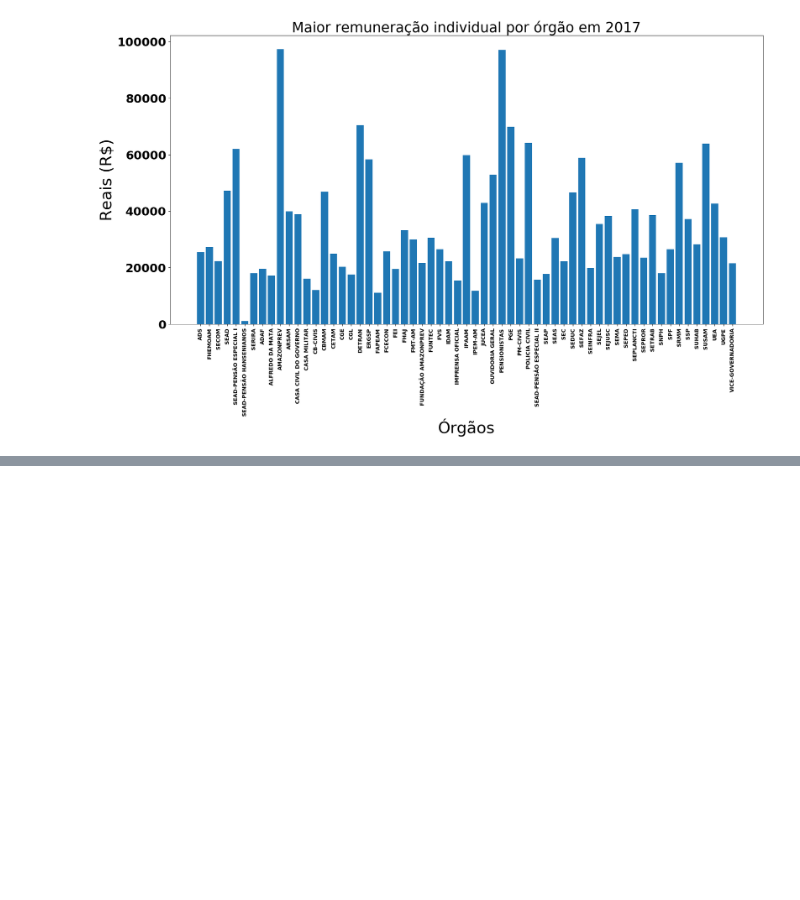
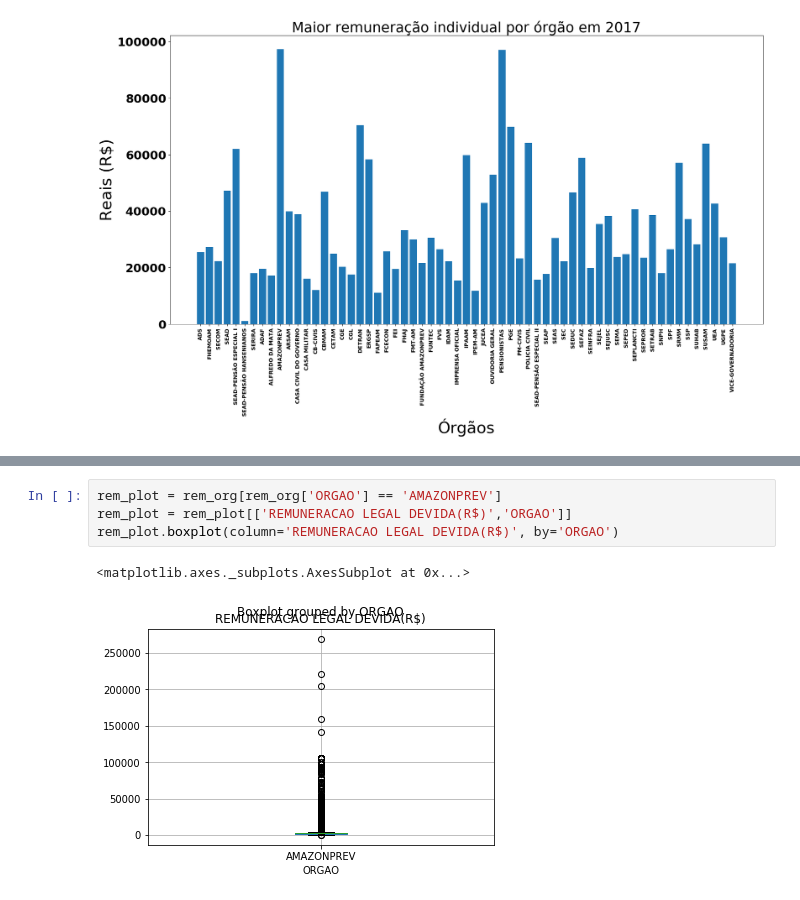
Before and after one commit to ViniPessoa8/PAIC, a Jupyter notebook: notebooks/plotagens.ipynb, the cells around one changed output, grey strips where cells are left out. Saved outputs shown, nothing was run; the diff lists cells and outputs as text; blank space fills up the shorter version.

```diff
--- a/notebooks/plotagens.ipynb
+++ b/notebooks/plotagens.ipynb
@@ -385,0 +464,7 @@ plot_bar('Maior remuneração individual por órgão em 2017', orgaos, data, 'Ó
+# %%
+rem_plot = rem_org[rem_org['ORGAO'] == 'AMAZONPREV']
+rem_plot = rem_plot[['REMUNERACAO LEGAL DEVIDA(R$)','ORGAO']]
+rem_plot.boxplot(column='REMUNERACAO LEGAL DEVIDA(R$)', by='ORGAO')
+# %% [output]
+<matplotlib.axes._subplots.AxesSubplot at 0x...>
+[figure, added]
```
Also changed, not shown: parts of 6 cells of this notebook, 2 other files.
